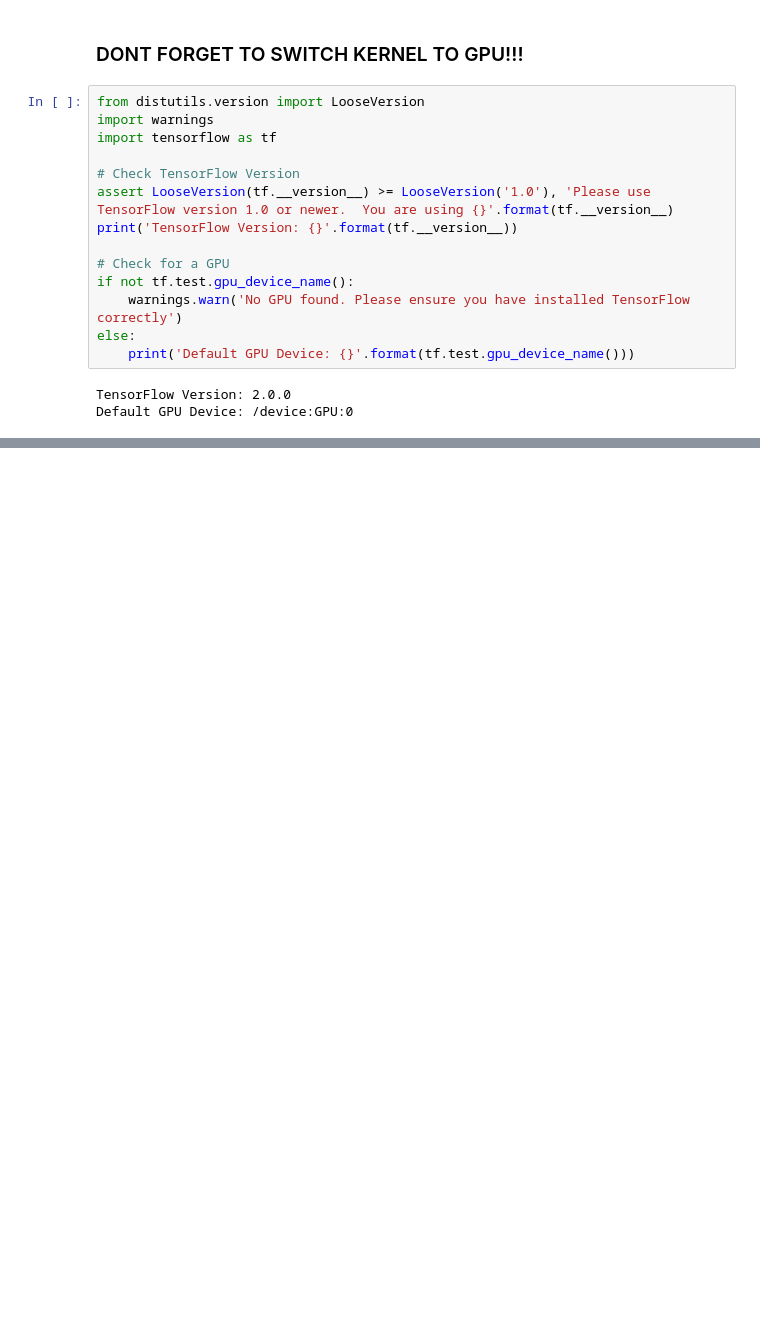
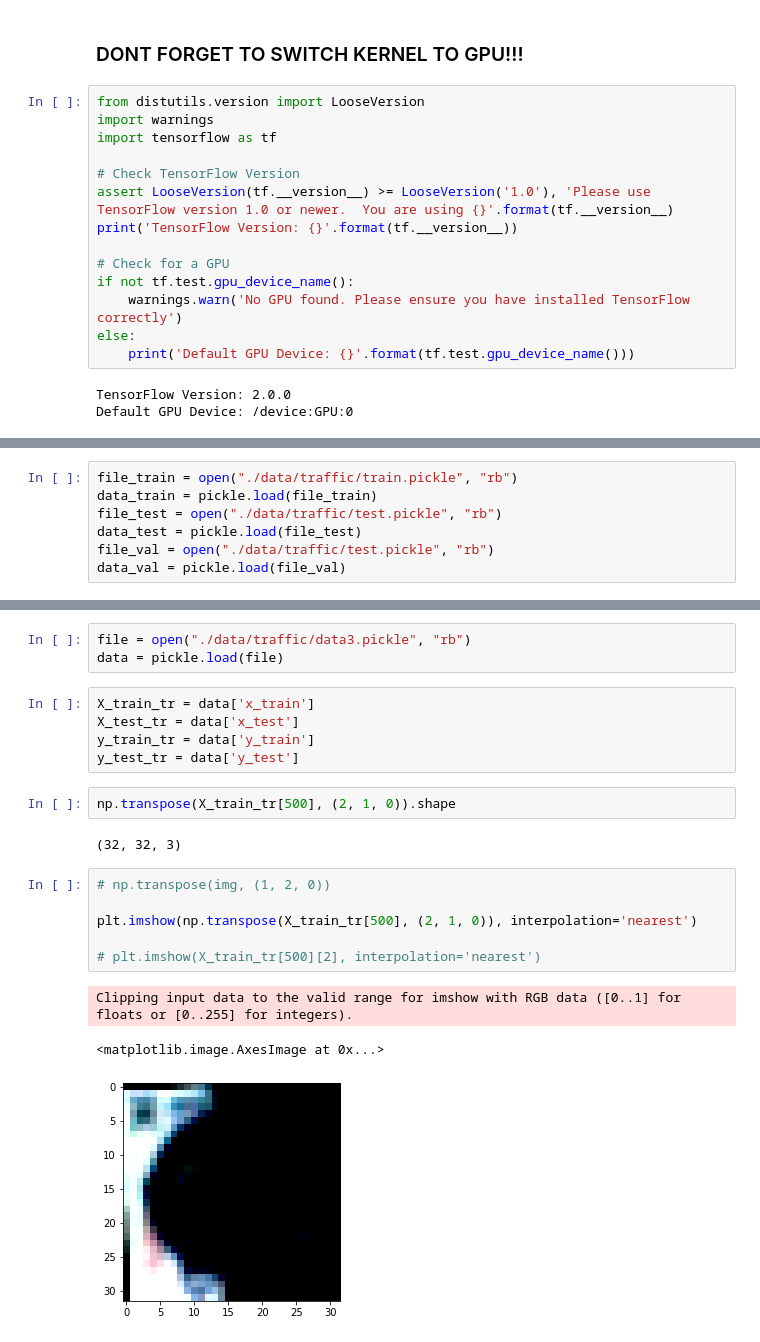
Before and after one commit to liamlows/CS5324-ML_Python, a Jupyter notebook: Lab6/Lab6-init.ipynb, the cells around one changed output, grey strips where cells are left out. Drawn from its saved outputs; the diff is of its cells as text; blank space fills up the shorter version.

```diff
--- a/Lab6/Lab6-init.ipynb
+++ b/Lab6/Lab6-init.ipynb
@@ -36,0 +87,7 @@ Using TensorFlow backend.
+# %%
+file_train = open("./data/traffic/train.pickle", "rb")
+data_train = pickle.load(file_train)
+file_test = open("./data/traffic/test.pickle", "rb")
+data_test = pickle.load(file_test)
+file_val = open("./data/traffic/test.pickle", "rb")
+data_val = pickle.load(file_val)
@@ -36,0 +154,22 @@ Using TensorFlow backend.
+# %%
+file = open("./data/traffic/data3.pickle", "rb")
+data = pickle.load(file)
+# %%
+X_train_tr = data['x_train']
+X_test_tr = data['x_test']
+y_train_tr = data['y_train']
+y_test_tr = data['y_test']
+# %%
+np.transpose(X_train_tr[500], (2, 1, 0)).shape
+# %% [output]
+(32, 32, 3)
+# %%
+# np.transpose(img, (1, 2, 0))
+
+plt.imshow(np.transpose(X_train_tr[500], (2, 1, 0)), interpolation='nearest')
+
+# plt.imshow(X_train_tr[500][2], interpolation='nearest')
+# %% [output]
+Clipping input data to the valid range for imshow with RGB data ([0..1] for floats or [0..255] for integers).
+<matplotlib.image.AxesImage at 0x...>
+[figure, added]
```
Also changed, not shown: parts of 23 cells of this notebook.
